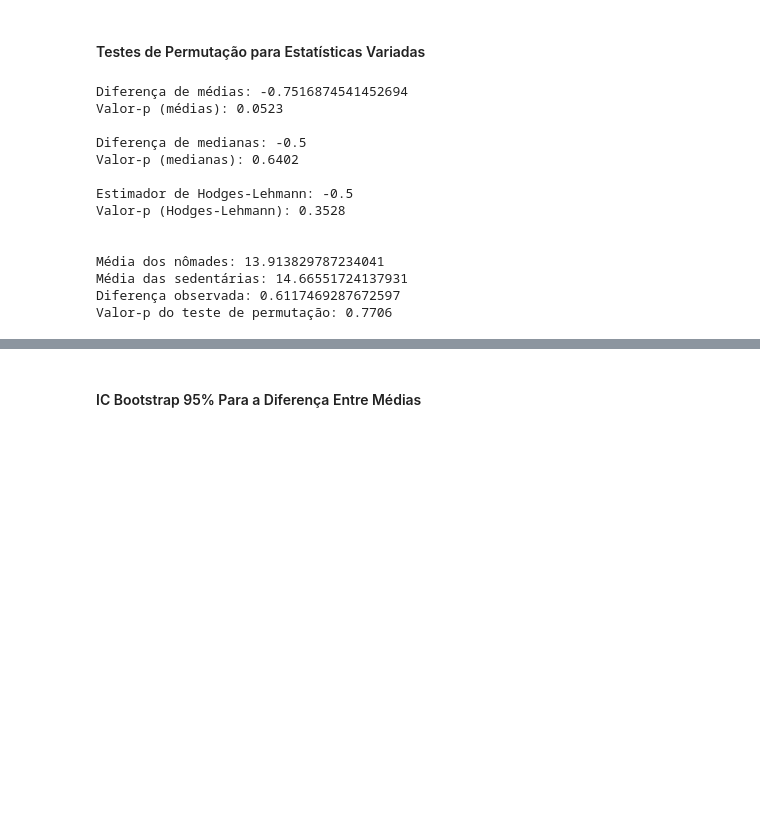
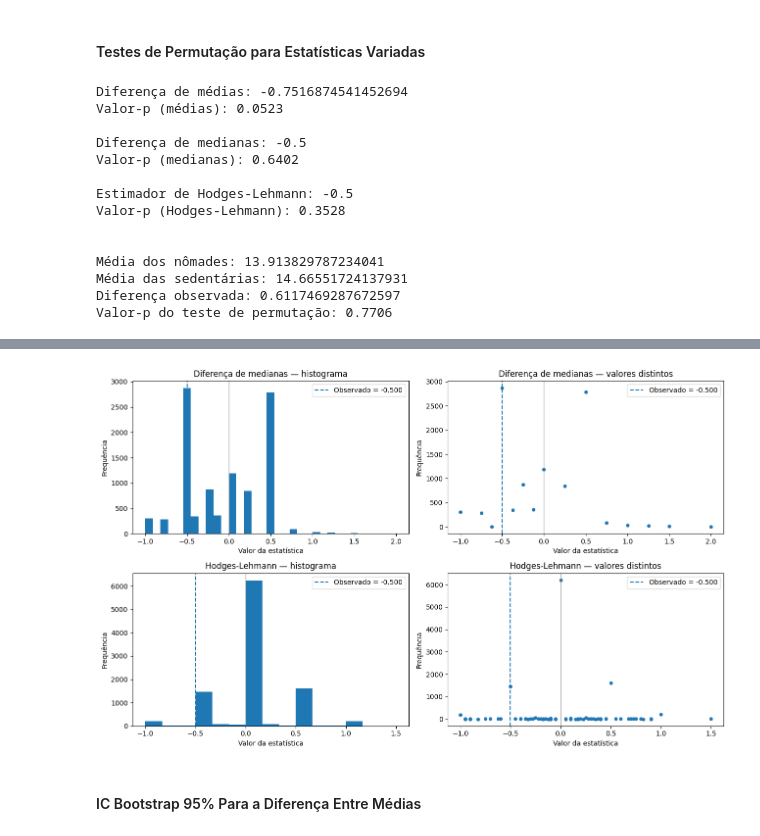
Before and after one commit to gabriel-nbr/MCI, a Jupyter notebook: Trabalho1.ipynb, the cells around one changed output, grey strips where cells are left out. Saved outputs shown, nothing was run; the diff lists cells and outputs as text; code cells hidden in the pictures; blank space fills up the shorter version.

```diff
--- a/Trabalho1.ipynb
+++ b/Trabalho1.ipynb
@@ -451,3 +495,100 @@ Média dos nômades: 13.913829787234041
 Média das sedentárias: 14.66551724137931
 Diferença observada: 0.6117469287672597
 Valor-p do teste de permutação: 0.7706
+# %%
+
+import numpy as np
+import matplotlib.pyplot as plt
+
+# Converter para arrays e remover valores ausentes
+nomades = np.asarray(nomades, dtype=float)
+sedentarias = np.asarray(sedentarias, dtype=float)
+
+nomades = nomades[np.isfinite(nomades)]
+sedentarias = sedentarias[np.isfinite(sedentarias)]
+
+T_perm_mediana = np.asarray(T_perm_mediana, dtype=float)
+T_perm_HL = np.asarray(T_perm_HL, dtype=float)
+
+# Estatísticas observadas
+T_mediana_obs = np.median(nomades) - np.median(sedentarias)
+
+# Hodges-Lehmann: mediana de todas as diferenças entre pares
+diferencas_obs = (
+    nomades[:, None] - sedentarias[None, :]
+)
+T_HL_obs = np.median(diferencas_obs)
+
+# Verificações básicas
+print("Tamanhos dos grupos:", len(nomades), len(sedentarias))
+print("Número de permutações:", len(T_perm_mediana), len(T_perm_HL))
+print()
+
+def diagnostico(nome, valores, observado):
+    valores = np.asarray(valores, dtype=float)
+    valores = valores[np.isfinite(valores)]
+
+    print(f"--- {nome} ---")
+    print(f"Observado: {observado:.6f}")
+    print(f"Média das permutações: {np.mean(valores):.6f}")
+    print(f"Desvio-padrão: {np.std(valores, ddof=1):.6f}")
+    print(f"Mínimo: {np.min(valores):.6f}")
+    print(f"Máximo: {np.max(valores):.6f}")
+    print(f"Valores distintos: {len(np.unique(valores))}")
+    print(f"Proporção exatamente zero: {np.mean(valores == 0):.4%}")
+    print(
+        "Proporção tão ou mais extrema que a observada:",
+        f"{np.mean(np.abs(valores) >= abs(observado)):.4%}"
+    )
+    print()
+
+    return valores
+
+T_perm_mediana = diagnostico(
+    "Diferença de medianas",
+    T_perm_mediana,
+    T_mediana_obs
+)
+
+T_perm_HL = diagnostico(
+    "Estimador de Hodges-Lehmann",
+    T_perm_HL,
+    T_HL_obs
+)
+
+# Gráficos: histograma e distribuição dos valores distintos
+fig, axes = plt.subplots(2, 2, figsize=(13, 8))
+
+graficos = [
+    (axes[0, 0], T_perm_mediana, T_mediana_obs,
+     "Diferença de medianas — histograma"),
+    (axes[0, 1], T_perm_mediana, T_mediana_obs,
+     "Diferença de medianas — valores distintos"),
+    (axes[1, 0], T_perm_HL, T_HL_obs,
+     "Hodges-Lehmann — histograma"),
+    (axes[1, 1], T_perm_HL, T_HL_obs,
+     "Hodges-Lehmann — valores distintos")
+]
+
+for ax, valores, observado, titulo in graficos:
+    if "valores distintos" in titulo:
+        unicos, contagens = np.unique(valores, return_counts=True)
+        ax.scatter(unicos, contagens, s=18)
+        ax.set_ylabel("Frequência")
+    else:
+        ax.hist(valores, bins="auto")
+        ax.set_ylabel("Frequência")
+
+    ax.axvline(
+        observado,
+        linestyle="--",
+        label=f"Observado = {observado:.3f}"
+    )
+    ax.axvline(0, color="gray", alpha=0.7, linewidth=1)
+    ax.set_title(titulo)
+    ax.set_xlabel("Valor da estatística")
+    ax.legend()
+
+plt.tight_layout()
+plt.show()
+# %% [output]
@@ -453,0 +612 @@ Valor-p do teste de permutação: 0.7706
+[figure, added]
```
Also changed, not shown: parts of 7 cells of this notebook.
